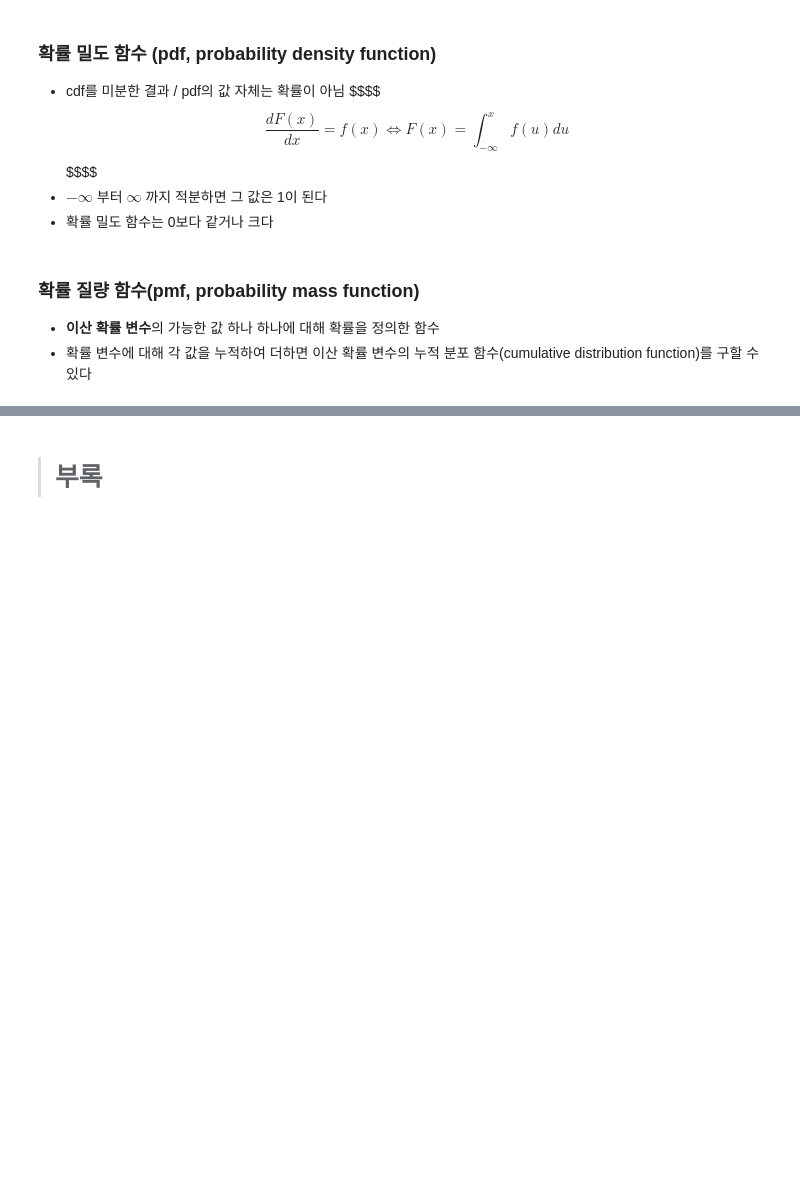
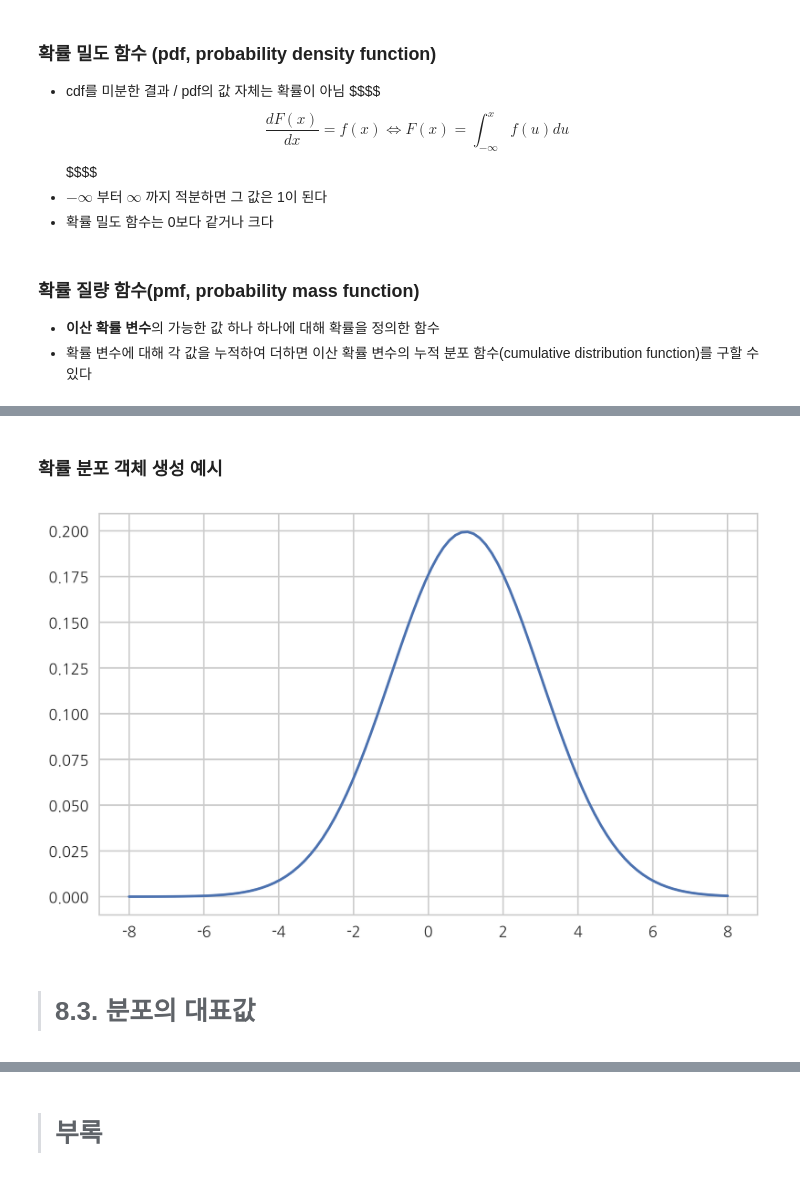
Before and after one commit to baegwangbin/TIL, a Jupyter notebook: Basic_Mathematics.ipynb, the cells around one changed output, grey strips where cells are left out. Drawn from its saved outputs; the diff is of its cells as text; code cells hidden in the pictures; blank space fills up the shorter version.

```diff
--- a/Basic_Mathematics.ipynb
+++ b/Basic_Mathematics.ipynb
@@ -1045,0 +1131,17 @@ $$$$
+# %% [markdown]
+### 확률 분포 객체 생성 예시
+# %%
+import scipy as sp
+rv = sp.stats.norm(loc=1, scale=2) # 평균 1, 표준편차 2인 정규분포 생성
+
+rv.rvs(size=(20,10), random_state=0) # 20X10 만큼의 랜덤 샘플 생성
+
+xx = np.linspace(-8, 8, 100)
+
+pdf = rv.pdf(xx)
+plt.plot(xx, pdf)
+plt.show()
+# %% [output]
+[figure, added]
+# %% [markdown]
+># 8.3. 분포의 대표값
```
Also changed, not shown: parts of 37 cells of this notebook.
